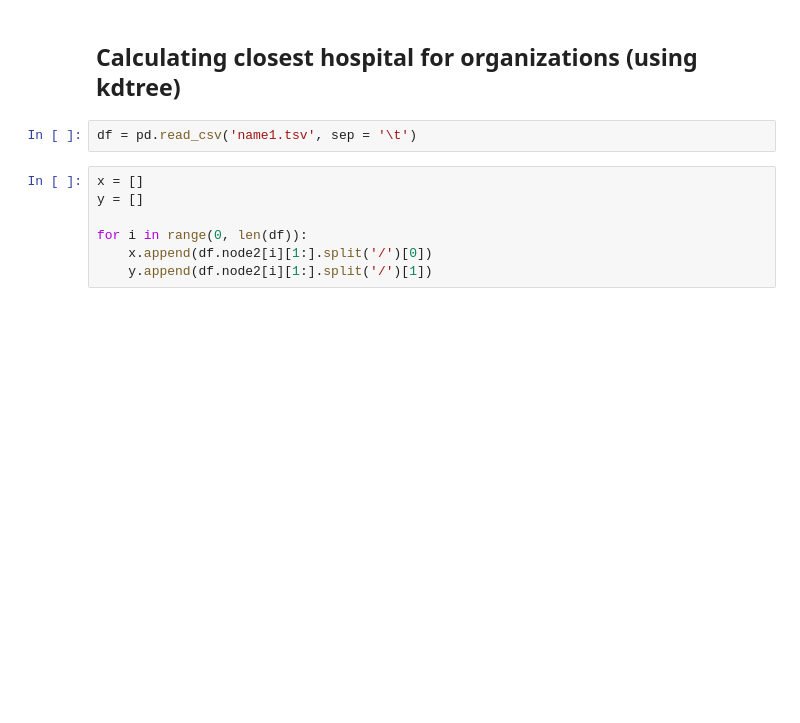
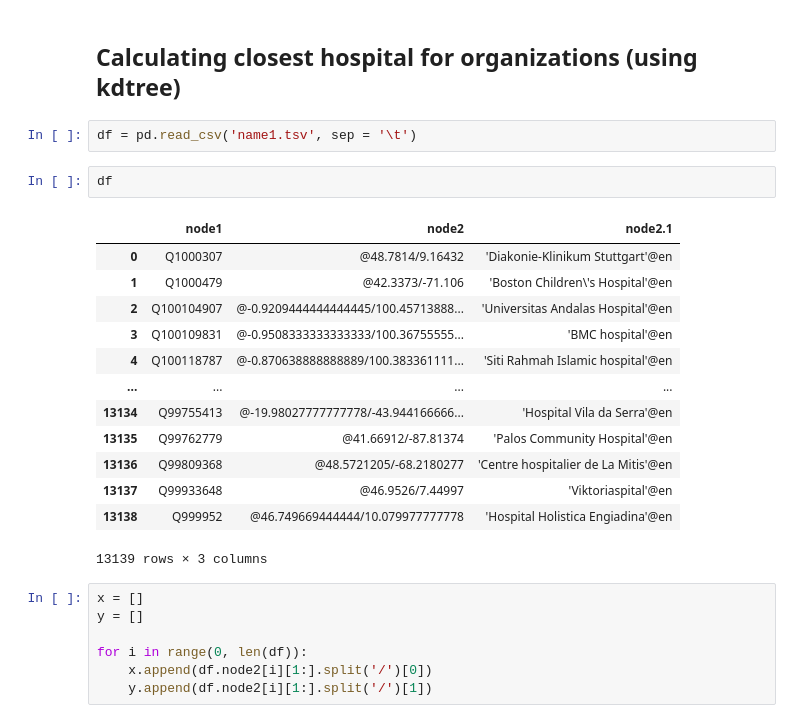
Before and after one commit to HardiRathod/table-linker-pipelines, a Jupyter notebook: nih/processing/3_Output_tableau_Files.ipynb, the cells around one changed output. Saved outputs shown, nothing was run; the diff lists cells and outputs as text; blank space fills up the shorter version.

```diff
--- a/nih/processing/3_Output_tableau_Files.ipynb
+++ b/nih/processing/3_Output_tableau_Files.ipynb
@@ -642,6 +669,22 @@ author9 QNIHPER3065493  label   Q90437737       21      RAYMOND SCOTT MCCLELLAND
 ## Calculating closest hospital for organizations (using kdtree)
 # %%
 df = pd.read_csv('name1.tsv', sep = '\t')
+# %%
+df
+# %% [output]
+|  | node1 | node2 | node2.1 |
+| 0 | Q1000307 | @48.7814/9.16432 | 'Diakonie-Klinikum Stuttgart'@en |
+| 1 | Q1000479 | @42.3373/-71.106 | 'Boston Children\'s Hospital'@en |
+| 2 | Q100104907 | @-0.9209444444444445/100.45713888... | 'Universitas Andalas Hospital'@en |
+| 3 | Q100109831 | @-0.9508333333333333/100.36755555... | 'BMC hospital'@en |
+| 4 | Q100118787 | @-0.870638888888889/100.383361111... | 'Siti Rahmah Islamic hospital'@en |
+| ... | ... | ... | ... |
+| 13134 | Q99755413 | @-19.98027777777778/-43.944166666... | 'Hospital Vila da Serra'@en |
+| 13135 | Q99762779 | @41.66912/-87.81374 | 'Palos Community Hospital'@en |
+| 13136 | Q99809368 | @48.5721205/-68.2180277 | 'Centre hospitalier de La Mitis'@en |
+| 13137 | Q99933648 | @46.9526/7.44997 | 'Viktoriaspital'@en |
+| 13138 | Q999952 | @46.749669444444/10.079977777778 | 'Hospital Holistica Engiadina'@en |
+13139 rows × 3 columns
 # %%
 x = []
 y = []
```
Also changed, not shown: parts of 4 cells of this notebook.
